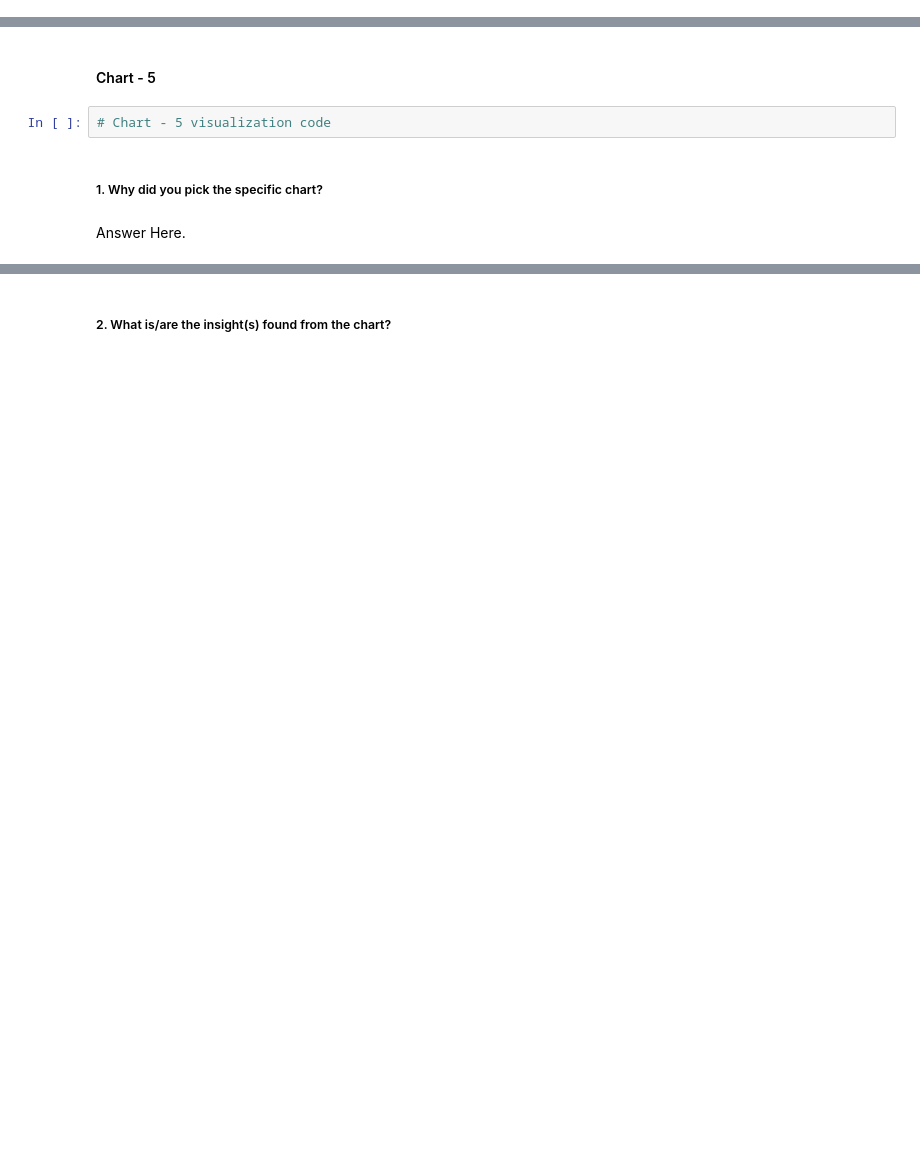
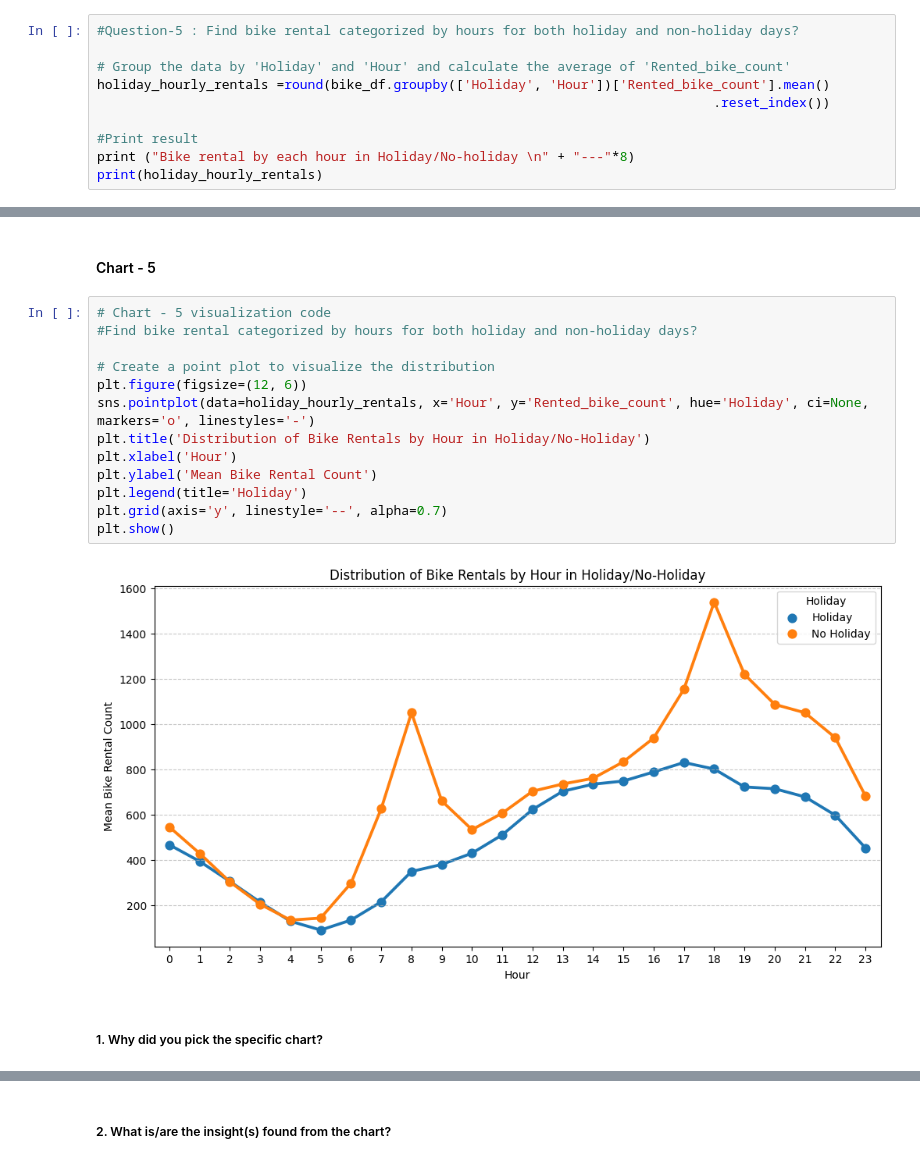
Before and after one commit to rashmi0852/Bike_Sharing_Demand_Prediction, a Jupyter notebook: Indivisual_Notebook.ipynb, the cells around one changed output, grey strips where cells are left out. Cells and saved outputs as stored; diff of their text form; blank space fills up the shorter version.

```diff
--- a/Indivisual_Notebook.ipynb
+++ b/Indivisual_Notebook.ipynb
@@ -562,0 +592,10 @@ Rental counts for Holiday
+# %%
+#Question-5 : Find bike rental categorized by hours for both holiday and non-holiday days?
+
+# Group the data by 'Holiday' and 'Hour' and calculate the average of 'Rented_bike_count'
+holiday_hourly_rentals =round(bike_df.groupby(['Holiday', 'Hour'])['Rented_bike_count'].mean()
+                                                                               .reset_index())
+
+#Print result
+print ("Bike rental by each hour in Holiday/No-holiday \n" + "---"*8)
+print(holiday_hourly_rentals)
@@ -788,8 +982,19 @@ Answer Here
 # %% [markdown]
 #### Chart - 5
-# %%
-# Chart - 5 visualization code
+# %%
+# Chart - 5 visualization code
+#Find bike rental categorized by hours for both holiday and non-holiday days?
+
+# Create a point plot to visualize the distribution
+plt.figure(figsize=(12, 6))
+sns.pointplot(data=holiday_hourly_rentals, x='Hour', y='Rented_bike_count', hue='Holiday', ci=None, markers='o', linestyles='-')
+plt.title('Distribution of Bike Rentals by Hour in Holiday/No-Holiday')
+plt.xlabel('Hour')
+plt.ylabel('Mean Bike Rental Count')
+plt.legend(title='Holiday')
+plt.grid(axis='y', linestyle='--', alpha=0.7)
+plt.show()
+# %% [output]
+[figure, added]
 # %% [markdown]
 ##### 1. Why did you pick the specific chart?
-# %% [markdown]
-Answer Here.
```
Also changed, not shown: parts of 49 cells of this notebook.
